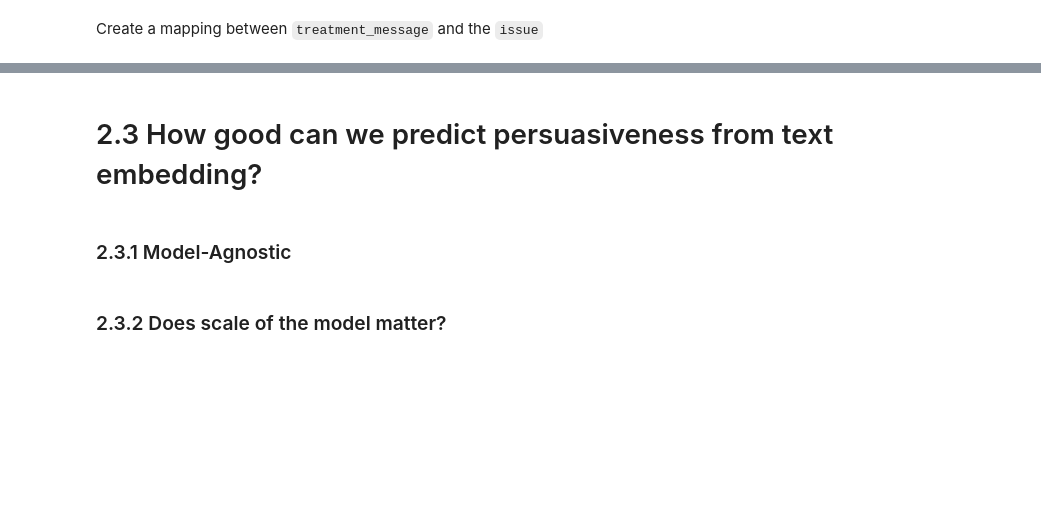
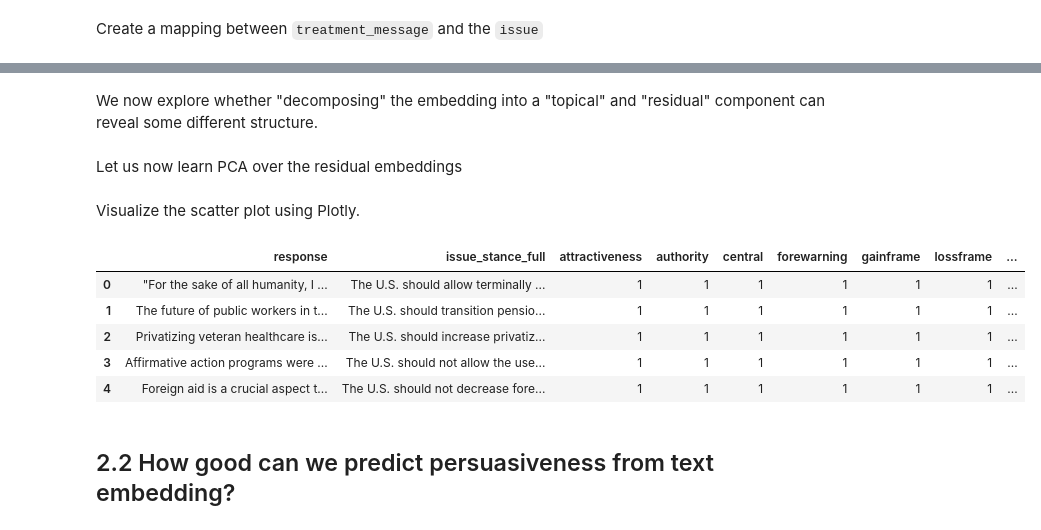
Before and after one commit to KataTech/scaling-LLM-persuasion, a Jupyter notebook: data_analysis/regression.ipynb, the cells around one changed output, grey strips where cells are left out. Drawn from its saved outputs; the diff is of its cells as text; code cells hidden in the pictures; blank space fills up the shorter version.

```diff
--- a/data_analysis/regression.ipynb
+++ b/data_analysis/regression.ipynb
@@ -339,3 +355,14 @@ From the previous section, it is evident that the linear fit based on these one-
 # %% [markdown]
 Create a mapping between `treatment_message` and the `issue`
+# %%
+# create a dictionary of treatment message to issue stance
+msg_to_issue = {}
+for _, row in merged_df.iterrows():
+    # skip the na treatment messages
+    if pd.isna(row['treatment_message']):
+        continue
+    msg_to_issue[row['treatment_message']] = row['issue_stance_full']
+
+msgs = list(msg_to_issue.keys())
+issues = list(set(msg_to_issue.values()))
 # %% [markdown]
@@ -350,0 +417,2 @@ Embed the `issue`
+# %% [markdown]
+We now explore whether "decomposing" the embedding into a "topical" and "residual" component can reveal some different structure.
@@ -350,0 +436,2 @@ Embed the `issue`
+# %% [markdown]
+Let us now learn PCA over the residual embeddings
@@ -350,0 +443,13 @@ Embed the `issue`
+# %% [markdown]
+Visualize the scatter plot using Plotly.
+# %%
+msg_strategies = pd.read_csv("llm_responses_labeled.csv", index_col=0)
+msg_strategies = msg_strategies.set_index('response').loc[msgs].reset_index()
+msg_strategies.head()
+# %% [output]
+|  | response | issue_stance_full | attractiveness | authority | central | forewarning | gainframe | lossframe | ... |
+| 0 | "For the sake of all humanity, I ... | The U.S. should allow terminally ... | 1 | 1 | 1 | 1 | 1 | 1 | ... |
+| 1 | The future of public workers in t... | The U.S. should transition pensio... | 1 | 1 | 1 | 1 | 1 | 1 | ... |
+| 2 | Privatizing veteran healthcare is... | The U.S. should increase privatiz... | 1 | 1 | 1 | 1 | 1 | 1 | ... |
+| 3 | Affirmative action programs were ... | The U.S. should not allow the use... | 1 | 1 | 1 | 1 | 1 | 1 | ... |
+| 4 | Foreign aid is a crucial aspect t... | The U.S. should not decrease fore... | 1 | 1 | 1 | 1 | 1 | 1 | ... |
@@ -351,6 +519,2 @@ Embed the `issue`
 # %% [markdown]
-# 2.3 How good can we predict persuasiveness from text embedding?
+## 2.2 How good can we predict persuasiveness from text embedding?
-# %% [markdown]
-### 2.3.1 Model-Agnostic
-# %% [markdown]
-### 2.3.2 Does scale of the model matter?
```
Also changed, not shown: parts of 37 cells of this notebook, 15 other files.
